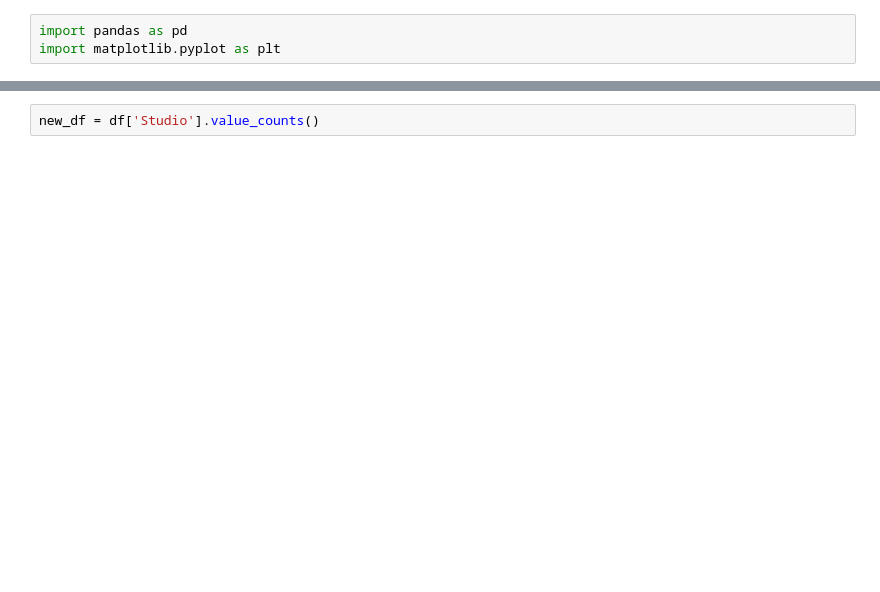
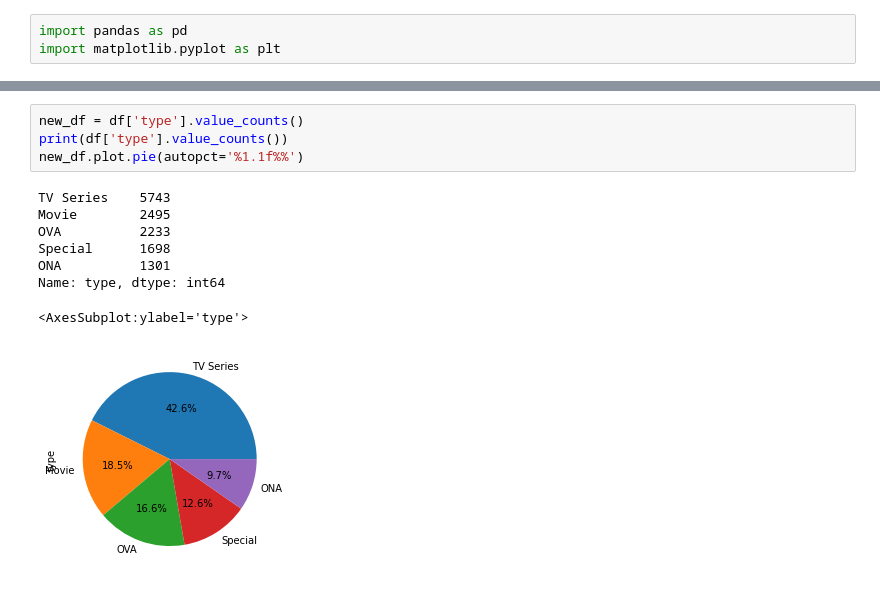
Before and after one commit to YoussofAttallah/BigDataProject, a Jupyter notebook: Code/eda.ipynb, the cells around one changed output, grey strips where cells are left out. Saved outputs shown, nothing was run; the diff lists cells and outputs as text; blank space fills up the shorter version.

```diff
--- a/Code/eda.ipynb
+++ b/Code/eda.ipynb
@@ -14,2 +38,13 @@ new_df.plot.pie()
-# %%
-new_df = df['Studio'].value_counts()
+# %%
+new_df = df['type'].value_counts()
+print(df['type'].value_counts())
+new_df.plot.pie(autopct='%1.1f%%')
+# %% [output]
+TV Series    5743
+Movie        2495
+OVA          2233
+Special      1698
+ONA          1301
+Name: type, dtype: int64
+<AxesSubplot:ylabel='type'>
+[figure, added]
```
Also changed, not shown: parts of 7 cells of this notebook, 11 other files.
